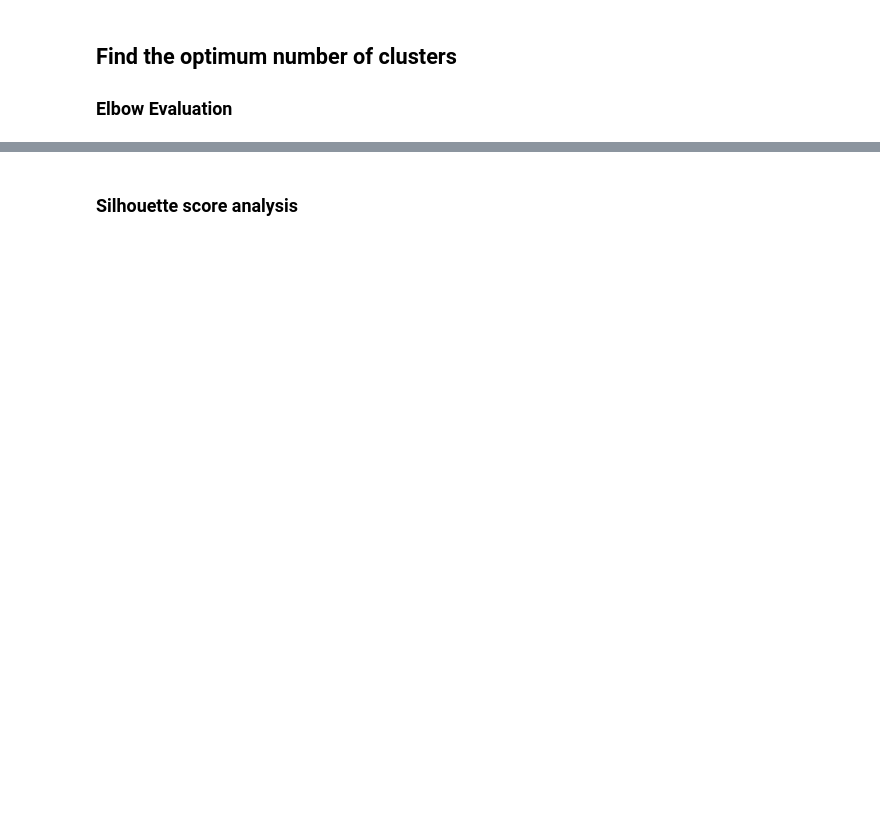
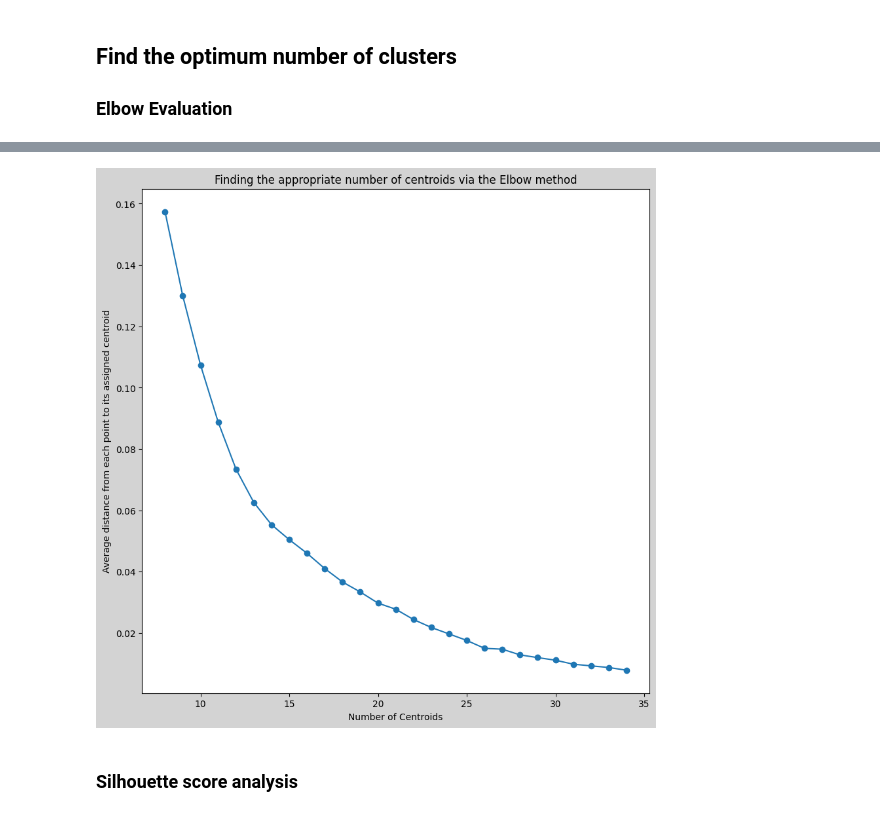
Before and after one commit to matthewhawksby/colabnotebooks, a Jupyter notebook: Autoencoder_sample_CMPT419.ipynb, the cells around one changed output, grey strips where cells are left out. Saved outputs shown, nothing was run; the diff lists cells and outputs as text; code cells hidden in the pictures; blank space fills up the shorter version.

```diff
--- a/Autoencoder_sample_CMPT419.ipynb
+++ b/Autoencoder_sample_CMPT419.ipynb
@@ -307,2 +284,27 @@ NameError: name 'latent_representations' is not defined
+# %%
+from sklearn.cluster import KMeans
+import matplotlib.pyplot as plt
+
+elbow = []
+
+# 35 is probably too high, 8 is probably too low.
+# Let's check all the values in-between.
+
+for k in range(8,35):
+    kmeans = KMeans( n_clusters=k, random_state=835, n_init=10 )
+    kmeans.fit(z)
+    elbow.append(kmeans.inertia_)
+
+elbow_diff = np.diff(elbow)
+
+plt.figure(figsize=(10, 10), facecolor='lightgray')
+plt.plot(range(8,35), elbow, marker='o', linestyle='-')
+
+plt.ylabel('Average distance from each point to its assigned centroid')
+plt.xlabel('Number of Centroids')
+plt.title('Finding the appropriate number of centroids via the Elbow method')
+plt.show()
+# %% [output]
+[figure, added]
 # %% [markdown]
 ### Silhouette score analysis
```
Also changed, not shown: parts of 12 cells of this notebook.
